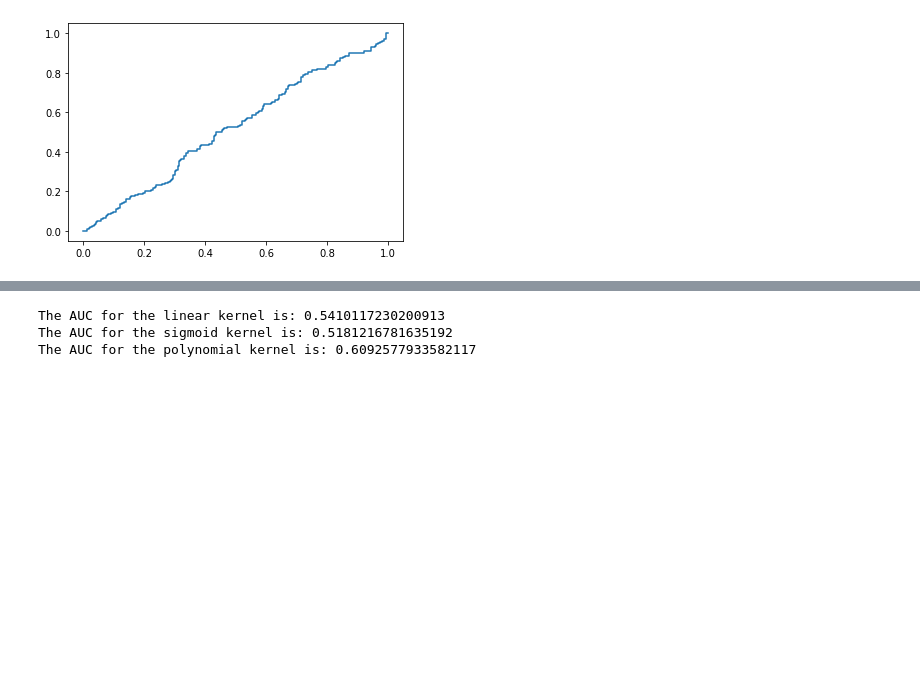
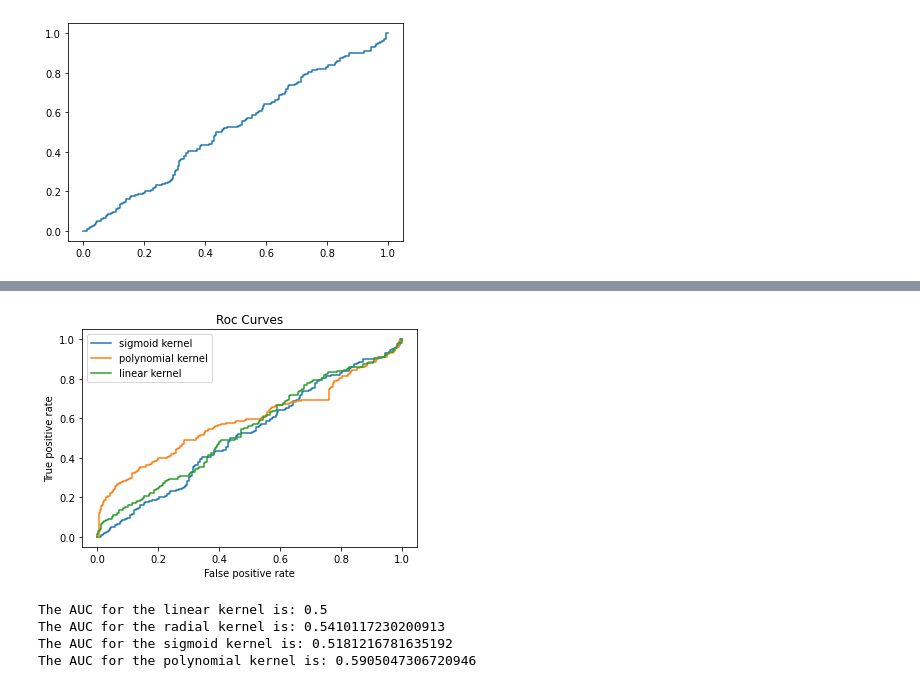
Before and after one commit to mdittschar/Sequence_Bioinformatics, a Jupyter notebook: src/assignment11/SBI_Assignment11_Auckenthaler_Dittschar.ipynb, the cells around one changed output, grey strips where cells are left out. Saved outputs shown, nothing was run; the diff lists cells and outputs as text; code cells hidden in the pictures; blank space fills up the shorter version.

```diff
--- a/src/assignment11/SBI_Assignment11_Auckenthaler_Dittschar.ipynb
+++ b/src/assignment11/SBI_Assignment11_Auckenthaler_Dittschar.ipynb
@@ -127,2 +117,14 @@ plt.plot(poly_fpr, poly_tpr)
+# %%
+#plt.plot(rbf_fpr, rbf_tpr, label='radial kernel')
+plt.plot(sig_fpr, sig_tpr, label='sigmoid kernel')
+plt.plot(poly_fpr, poly_tpr, label='polynomial kernel')
+plt.plot(lin_fpr, lin_tpr, label='linear kernel')
+plt.title('Roc Curves')
+plt.ylabel('True positive rate')
+plt.xlabel('False positive rate')
+plt.legend()
+plt.show()
+# %% [output]
+[figure, added]
 # %%
 from sklearn.metrics import auc
@@ -131,10 +133,12 @@ rbf_auc = auc(rbf_fpr, rbf_tpr)
 sig_auc = auc(sig_fpr, sig_tpr)
 poly_auc = auc(poly_fpr, poly_tpr)
 # %%
-print(f"The AUC for the linear kernel is: {rbf_auc}")
+print(f"The AUC for the linear kernel is: {lin_auc}")
+print(f"The AUC for the radial kernel is: {rbf_auc}")
 print(f"The AUC for the sigmoid kernel is: {sig_auc}")
 print(f"The AUC for the polynomial kernel is: {poly_auc}")
 # %% [output]
-The AUC for the linear kernel is: 0.5410117230200913
+The AUC for the linear kernel is: 0.5
+The AUC for the radial kernel is: 0.5410117230200913
 The AUC for the sigmoid kernel is: 0.5181216781635192
-The AUC for the polynomial kernel is: 0.6092577933582117
+The AUC for the polynomial kernel is: 0.5905047306720946
```
Also changed, not shown: parts of 7 cells of this notebook.
